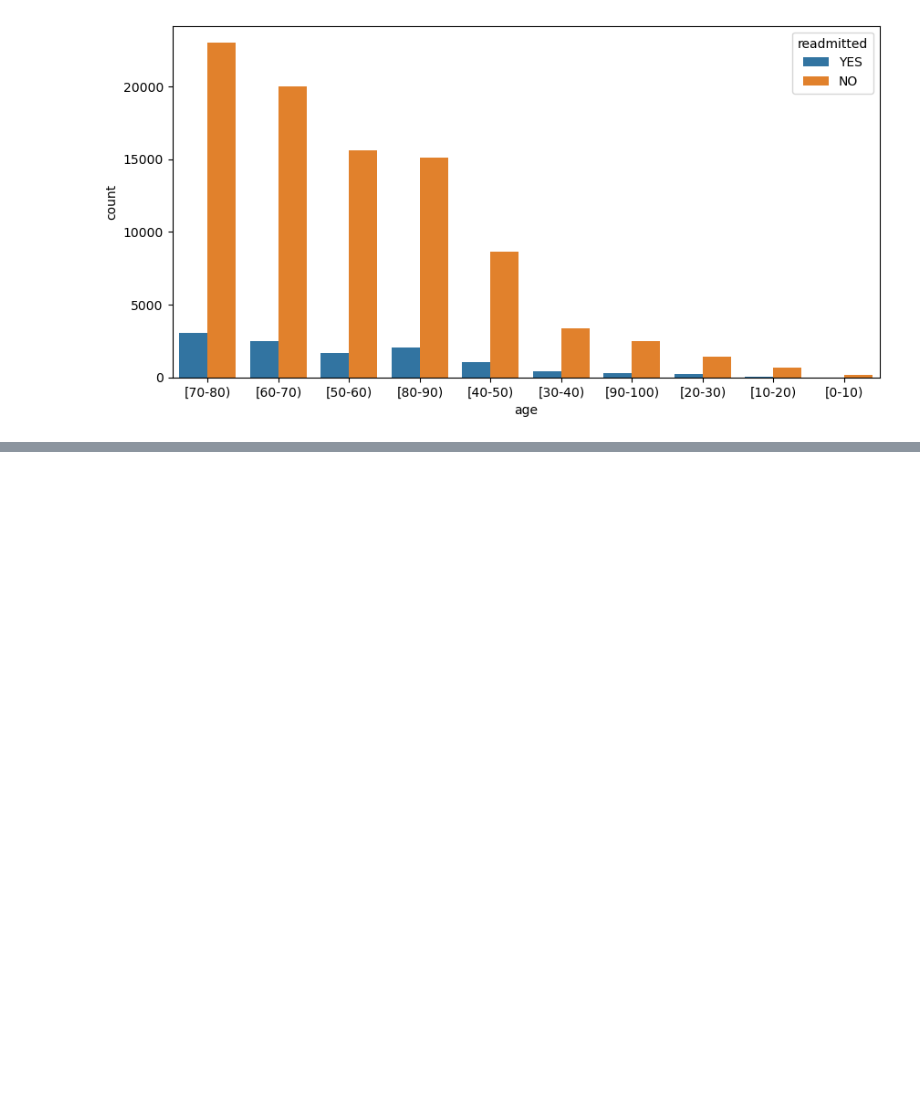
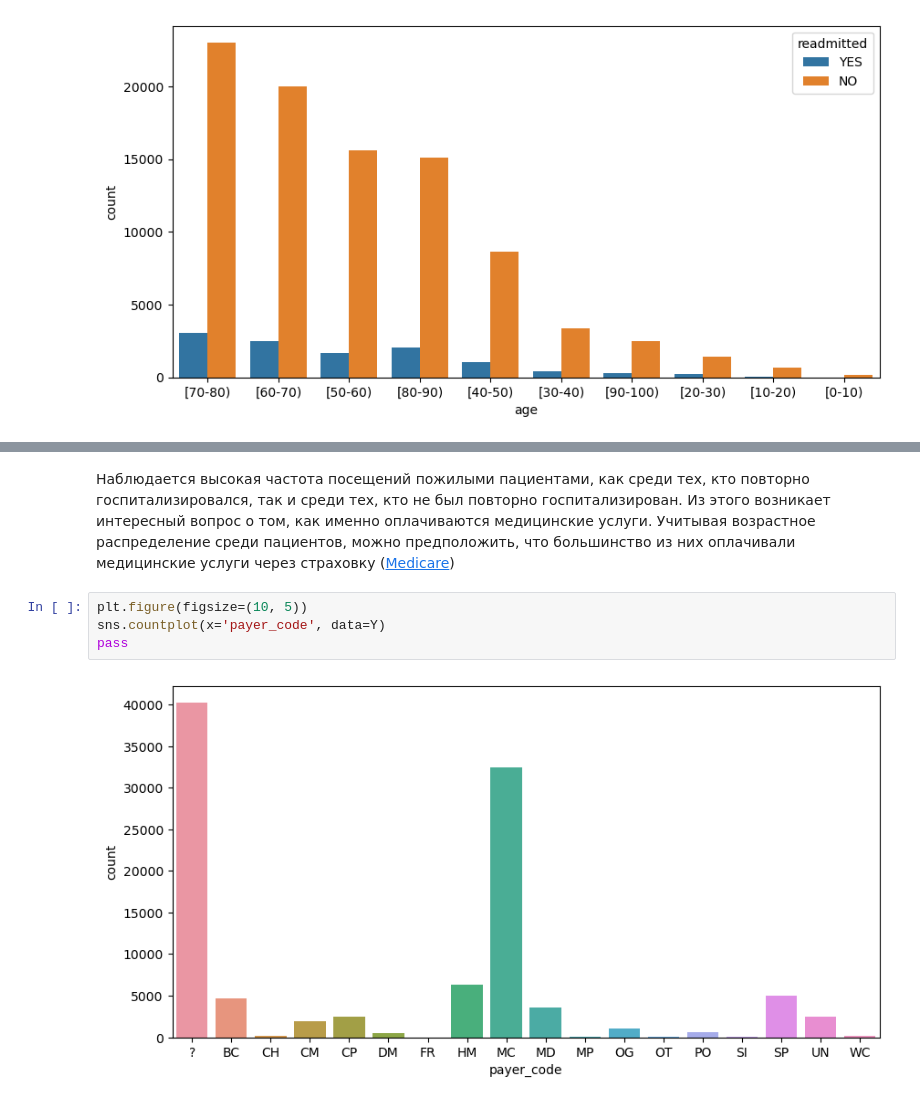
Before and after one commit to Falirchik/ML, a Jupyter notebook: practice .ipynb, the cells around one changed output, grey strips where cells are left out. Saved outputs shown, nothing was run; the diff lists cells and outputs as text; blank space fills up the shorter version.

```diff
--- a/practice .ipynb
+++ b/practice .ipynb
@@ -294,0 +292,8 @@ pass
+# %% [markdown]
+Наблюдается высокая частота посещений пожилыми пациентами, как среди тех, кто повторно госпитализировался, так и среди тех, кто не был повторно госпитализирован. Из этого возникает интересный вопрос о том, как именно оплачиваются медицинские услуги. Учитывая возрастное распределение среди пациентов, можно предположить, что большинство из них оплачивали медицинские услуги через страховку ([Medicare](https://en.wikipedia.org/wiki/Medicare_(United_States)))
+# %%
+plt.figure(figsize=(10, 5))
+sns.countplot(x='payer_code', data=Y)
+pass
+# %% [output]
+[figure, added]
```
Also changed, not shown: parts of 2 cells of this notebook.
